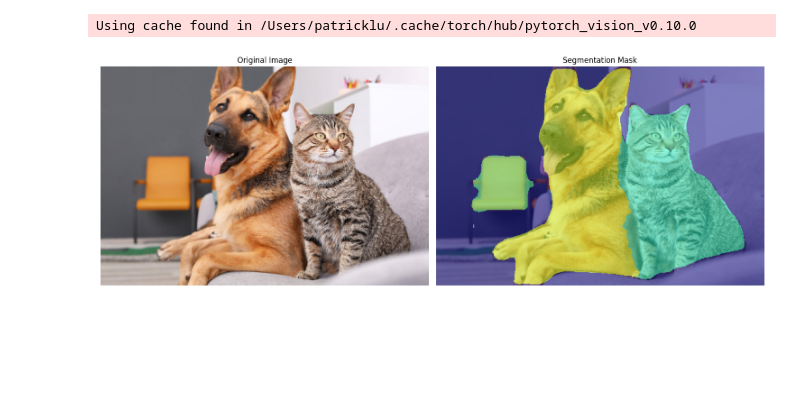
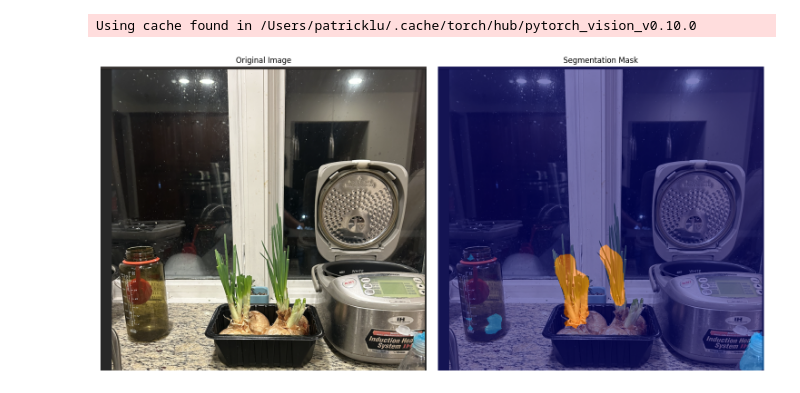
Before and after one commit to P4ttyCakes/SegmentAl, a Jupyter notebook: Image Segmentation/DeepV3_Image_Segmentation.ipynb, the cells around one changed output. Drawn from its saved outputs; the diff is of its cells as text; code cells hidden in the pictures; blank space fills up the shorter version.

```diff
--- a/Image Segmentation/DeepV3_Image_Segmentation.ipynb
+++ b/Image Segmentation/DeepV3_Image_Segmentation.ipynb
@@ -10,11 +11,9 @@ import os
 # %%
 
 def add_padding(image, target_size=(520, 520)):
-    """Adds equal padding on both sides to make the image square while maintaining aspect ratio."""
     w, h = image.size
     max_dim = max(w, h)
 
-    # Calculate padding to make the image square
     left = (max_dim - w) // 2
     top = (max_dim - h) // 2
     right = max_dim - w - left
@@ -37,10 +36,8 @@ def preprocess_image(image_path):
 # %%
 
 def remove_padding(segmentation_mask, original_size, padding):
-    """Removes padding from the segmentation mask and resizes to match original image."""
     h, w = segmentation_mask.shape
 
-    # Calculate the actual padding in the resized mask
     left = int(padding[0] * w / max(original_size))
     top = int(padding[1] * h / max(original_size))
     right = w - int(padding[2] * w / max(original_size))
@@ -101,17 +81,16 @@ def show_image(tensor):
 # %%
 
 # Load model
 model = torch.hub.load('pytorch/vision:v0.10.0', 'deeplabv3_resnet50', pretrained=True)
 model.eval()
 
-# Manually set image path
-image_path = "/Users/patricklu/Downloads/cat and dog.jpg"
+image_path = "/Users/patricklu/Desktop/TestImage.png"
 
 if not os.path.exists(image_path):
     raise FileNotFoundError(f"Image not found at {image_path}. Please check the path.")
 
 torch.set_grad_enabled(False)
 visualize_segmentation(image_path, model)
 # %% [output]
 Using cache found in /Users/patricklu/.cache/torch/hub/pytorch_vision_v0.10.0
-[figure, old version]
+[figure, new version]
```
Also changed, not shown: parts of 3 cells of this notebook, 1 other file.
